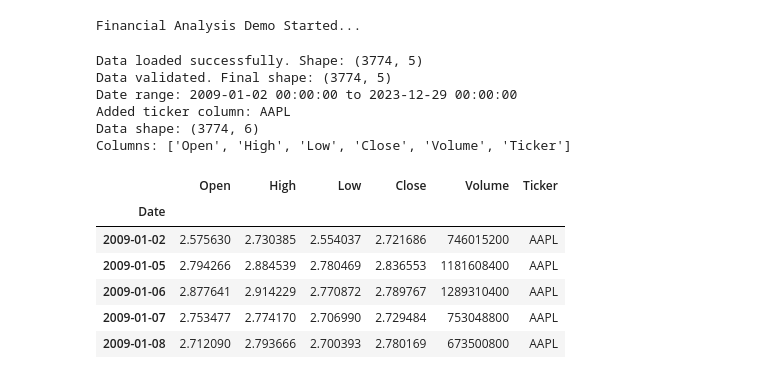
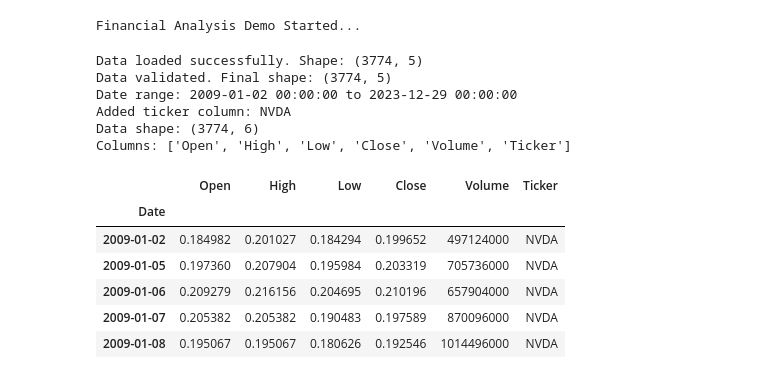
Before and after one commit to zerubabelalpha/Stock-market-analysis-project, a Jupyter notebook: notebooks/stock_marker.ipynb, the cells around one changed output. Drawn from its saved outputs; the diff is of its cells as text; code cells hidden in the pictures.

```diff
--- a/notebooks/stock_marker.ipynb
+++ b/notebooks/stock_marker.ipynb
@@ -21,30 +21,30 @@ Financial Analysis Demo Started...
 # %%
 loader = FinancialDataLoader()
 
 # Load the sample data
-data = loader.load_from_csv('../data/yfinance_data/Data/AAPL.csv', date_col='Date', index_col='Date')
+data = loader.load_from_csv('../data/yfinance_data/Data/NVDA.csv', date_col='Date', index_col='Date')
 
 loader.validate_data()
-loader.add_ticker_column("AAPL")
+loader.add_ticker_column("NVDA")
 valid_data = loader.get_data()
 
 print(f"Data shape: {valid_data.shape}")
 print(f"Columns: {valid_data.columns.tolist()}")
 valid_data.head()
 # %% [output]
 Data loaded successfully. Shape: (3774, 5)
 Data validated. Final shape: (3774, 5)
 Date range: 2009-01-02 00:00:00 to 2023-12-29 00:00:00
-Added ticker column: AAPL
+Added ticker column: NVDA
 Data shape: (3774, 6)
 Columns: ['Open', 'High', 'Low', 'Close', 'Volume', 'Ticker']
 |  | Open | High | Low | Close | Volume | Ticker |
 | Date |  |  |  |  |  |  |
-| 2009-01-02 | 2.575630 | 2.730385 | 2.554037 | 2.721686 | 746015200 | AAPL |
-| 2009-01-05 | 2.794266 | 2.884539 | 2.780469 | 2.836553 | 1181608400 | AAPL |
-| 2009-01-06 | 2.877641 | 2.914229 | 2.770872 | 2.789767 | 1289310400 | AAPL |
-| 2009-01-07 | 2.753477 | 2.774170 | 2.706990 | 2.729484 | 753048800 | AAPL |
-| 2009-01-08 | 2.712090 | 2.793666 | 2.700393 | 2.780169 | 673500800 | AAPL |
+| 2009-01-02 | 0.184982 | 0.201027 | 0.184294 | 0.199652 | 497124000 | NVDA |
+| 2009-01-05 | 0.197360 | 0.207904 | 0.195984 | 0.203319 | 705736000 | NVDA |
+| 2009-01-06 | 0.209279 | 0.216156 | 0.204695 | 0.210196 | 657904000 | NVDA |
+| 2009-01-07 | 0.205382 | 0.205382 | 0.190483 | 0.197589 | 870096000 | NVDA |
+| 2009-01-08 | 0.195067 | 0.195067 | 0.180626 | 0.192546 | 1014496000 | NVDA |
 # %%
 tech_analyzer = TechnicalAnalyzer(valid_data)
 
```
Also changed, not shown: parts of 3 cells of this notebook, 4 other files.
